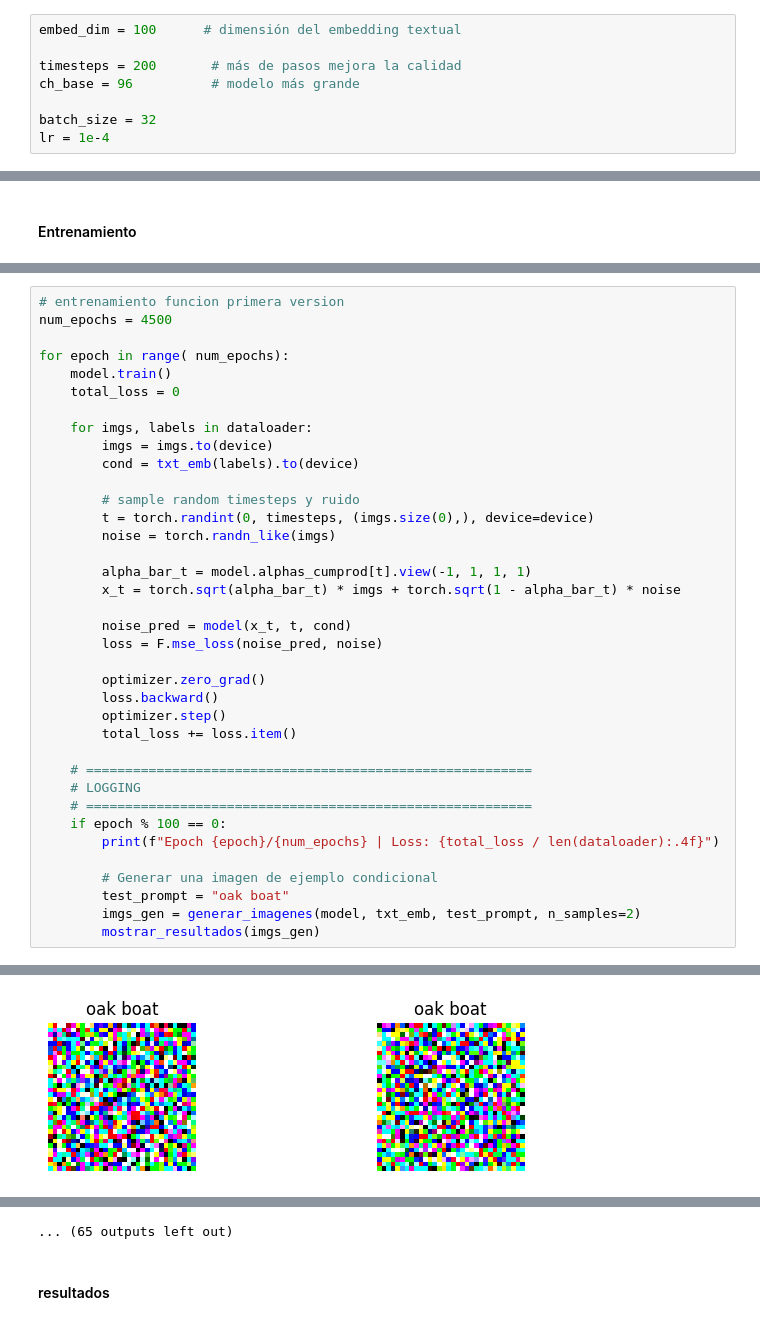
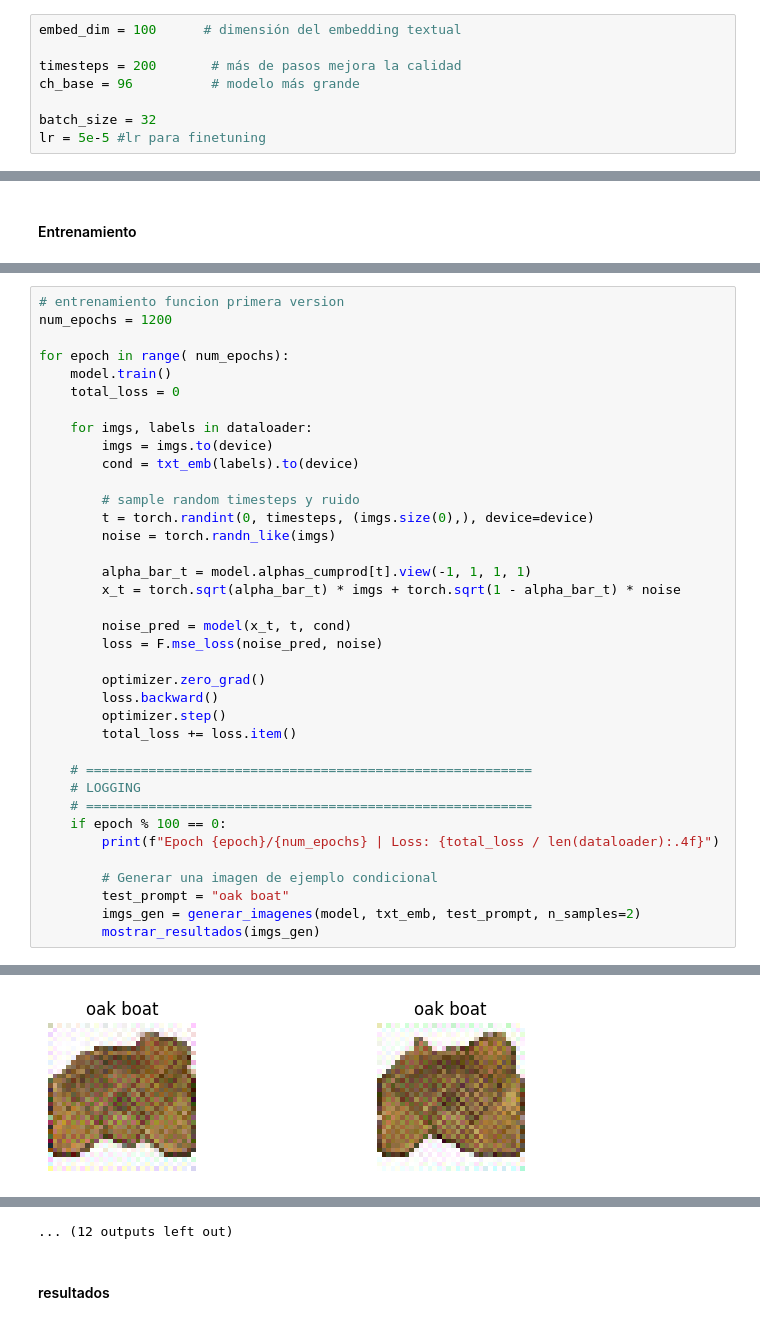
Before and after one commit to Alvarofp537/PCD, a Jupyter notebook: DDIM/DDIM.ipynb, the cells around one changed output, grey strips where cells are left out. Drawn from its saved outputs; the diff is of its cells as text.

Commit message:
modelo finetuning

```diff
--- a/DDIM/DDIM.ipynb
+++ b/DDIM/DDIM.ipynb
@@ -227,7 +229,7 @@ timesteps = 200       # más de pasos mejora la calidad
 ch_base = 96          # modelo más grande
 
 batch_size = 32
-lr = 1e-4
+lr = 5e-5 #lr para finetuning
 # %%
 # Construir vocabulario
 all_labels = df["label"].tolist()
@@ -256,6 +259,6 @@ optimizer = optim.Adam([
 # %%
 # entrenamiento funcion primera version
-num_epochs = 4500
+num_epochs = 1200
 
 for epoch in range( num_epochs):
     model.train()
@@ -295 +298 @@ Epoch 0/4500 | Loss: 1.1020
-[figure, old version]
+[figure, new version]
@@ -306,4 +309,4 @@ Epoch 500/4500 | Loss: 0.2642
-... (65 outputs left out)
+... (12 outputs left out)
 # %% [markdown]
 #### resultados
 # %%
```
Also changed, not shown: parts of 8 cells of this notebook, 3 other files.
